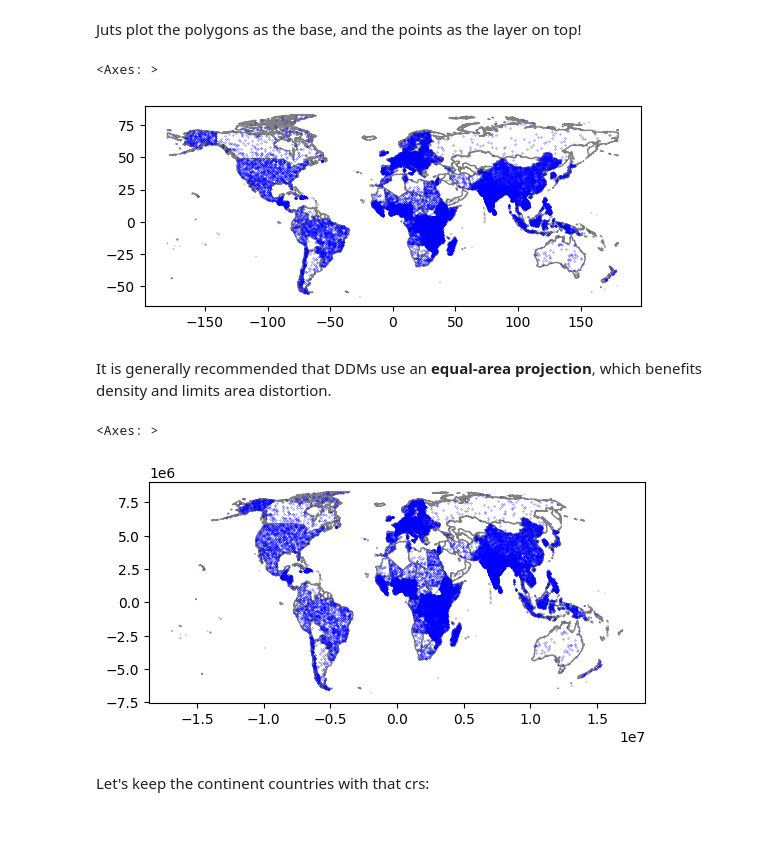
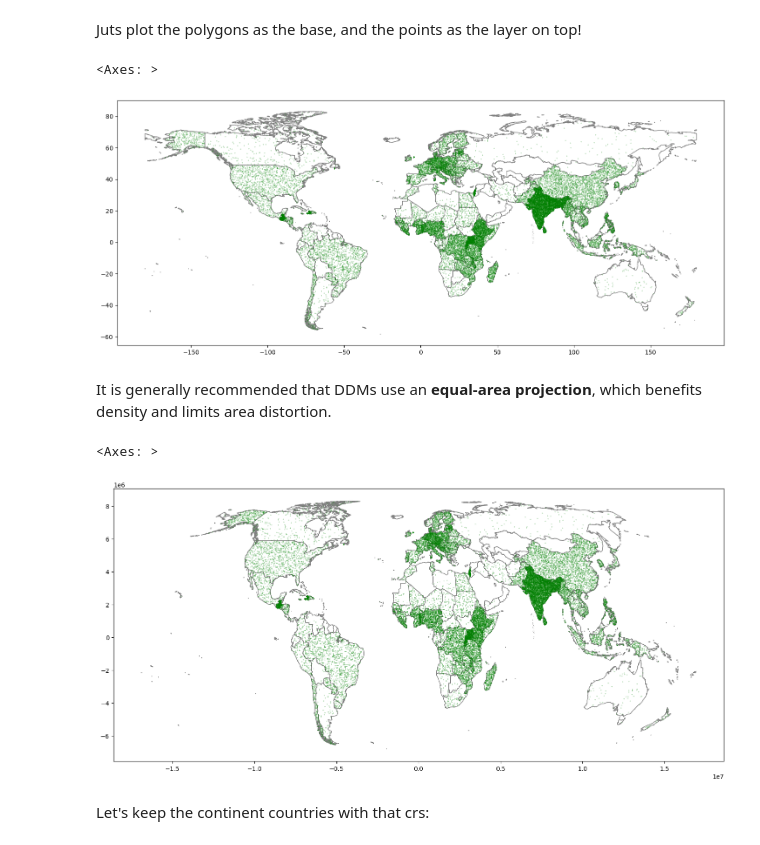
Before and after one commit to Lulo-Vilcarano-MF/Evaluaci-n-Individual-1IAS21-05A1, a Jupyter notebook: Tarea_index.ipynb, the cells around one changed output. Cells and saved outputs as stored; diff of their text form; code cells hidden in the pictures.

```diff
--- a/Tarea_index.ipynb
+++ b/Tarea_index.ipynb
@@ -524,20 +490,20 @@ memory usage: 241.0 KB
 Juts plot the polygons as the base, and the points as the layer on top!
 # %%
 base=theMapAndData.plot(facecolor="white",#color of polygon fill
-               edgecolor='grey') #color of border
-world_dots.plot(markersize=0.05, color='blue',ax=base)
+               edgecolor='grey', figsize=(18, 14)) #color of border
+world_dots.plot(markersize=0.05, color='green',ax=base)
 # %% [output]
 <Axes: >
-[figure, old version]
+[figure, new version]
 # %% [markdown]
 It is generally recommended that DDMs use an **equal-area projection**, which benefits density and limits area distortion.
 # %%
 base=world.to_crs(8857).plot(facecolor="white",
-                              edgecolor='grey')
-world_dots.to_crs(8857).plot(markersize=0.05, color='blue',ax=base)
+                              edgecolor='grey', figsize=(18, 14))
+world_dots.to_crs(8857).plot(markersize=0.05, color='green',ax=base)
 # %% [output]
 <Axes: >
-[figure, old version]
+[figure, new version]
 # %% [markdown]
 Let's keep the continent countries with that crs:
 # %%
```
Also changed, not shown: parts of 26 cells of this notebook, 2 other files.
